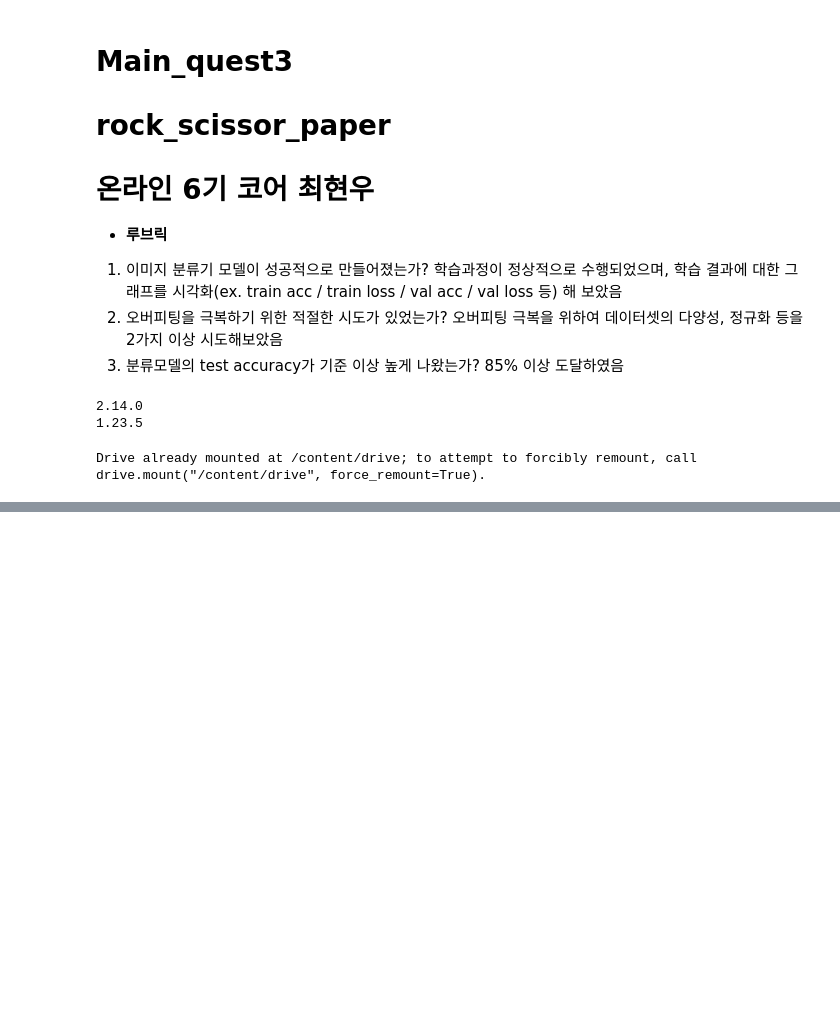
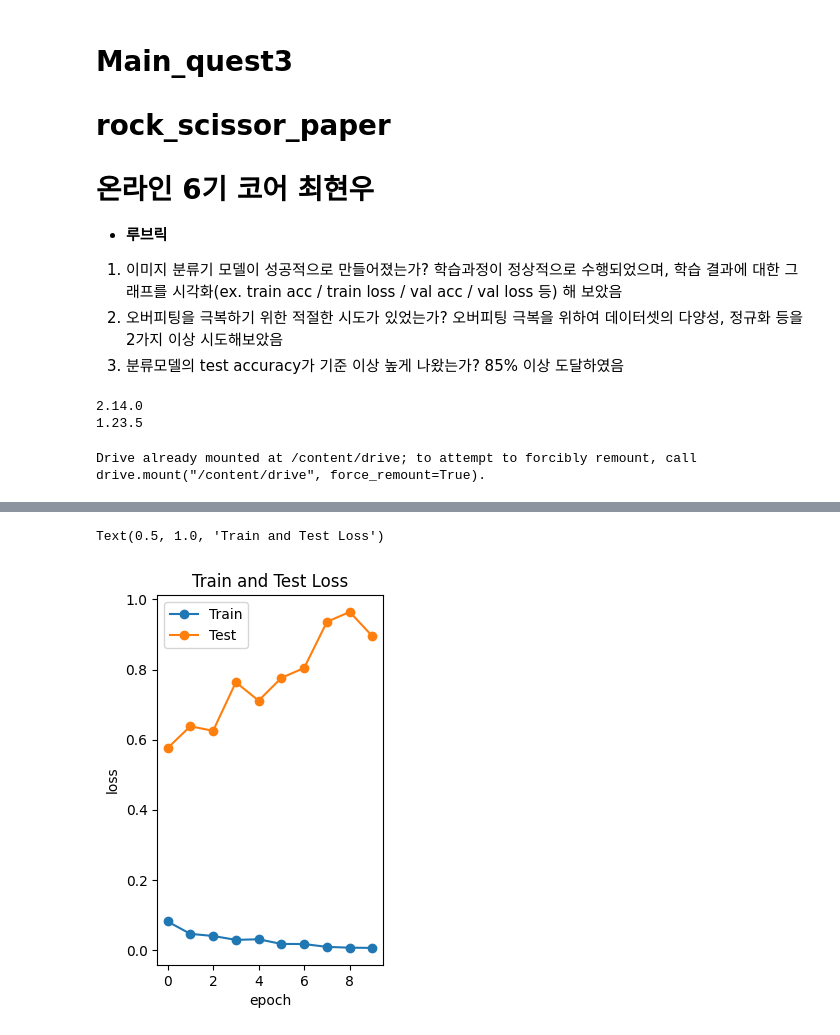
Before and after one commit to HWMV/No_use_repo_Aiffel, a Jupyter notebook: Main_quest/Main_quest3/rock_scissor_paper.ipynb, the cells around one changed output, grey strips where cells are left out. Saved outputs shown, nothing was run; the diff lists cells and outputs as text; code cells hidden in the pictures; blank space fills up the shorter version.

```diff
--- a/Main_quest/Main_quest3/rock_scissor_paper.ipynb
+++ b/Main_quest/Main_quest3/rock_scissor_paper.ipynb
@@ -130,0 +209,12 @@ print("test_accuracy: {}".format(test_accuracy))
+# %%
+# Plotting train and test loss
+plt.subplot(1, 2, 2)
+plt.plot(history.history['loss'], '-o')
+plt.plot(history.history['val_loss'], '-o')
+plt.legend(['Train', 'Test'], loc='upper left')
+plt.xlabel('epoch')
+plt.ylabel('loss')
+plt.title('Train and Test Loss')
+# %% [output]
+Text(0.5, 1.0, 'Train and Test Loss')
+[figure, added]
```
Also changed, not shown: parts of 7 cells of this notebook.
